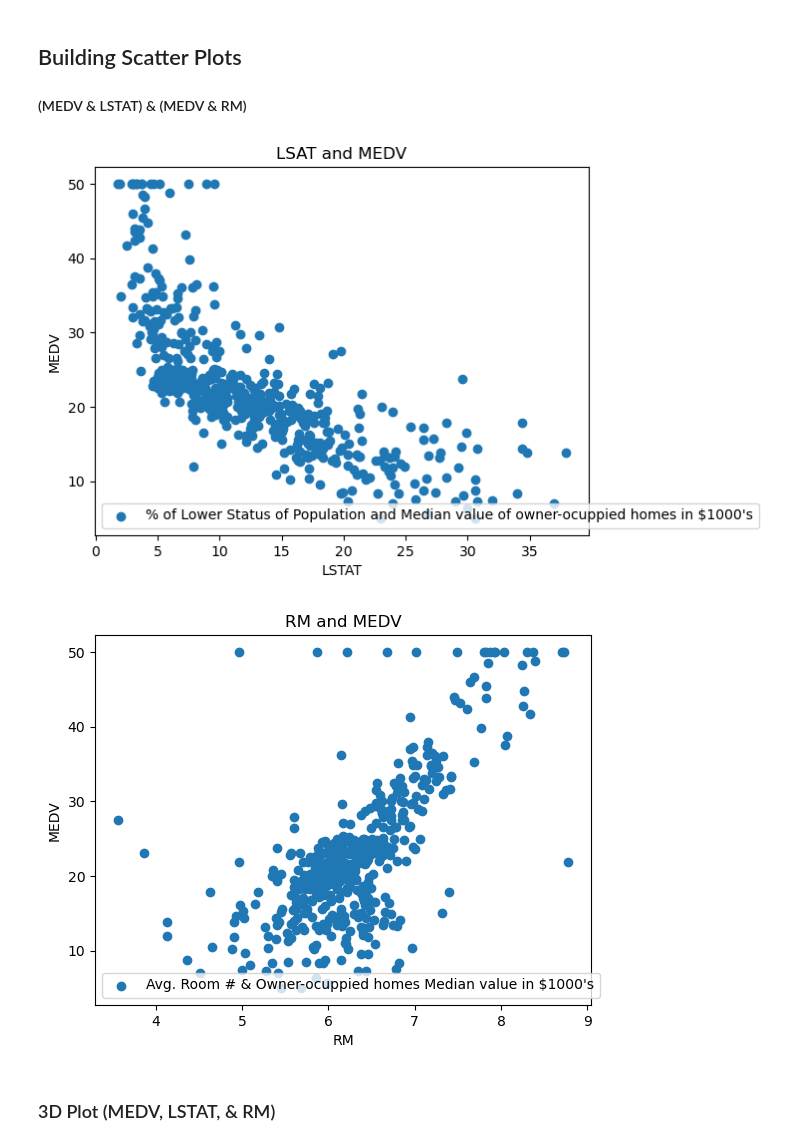
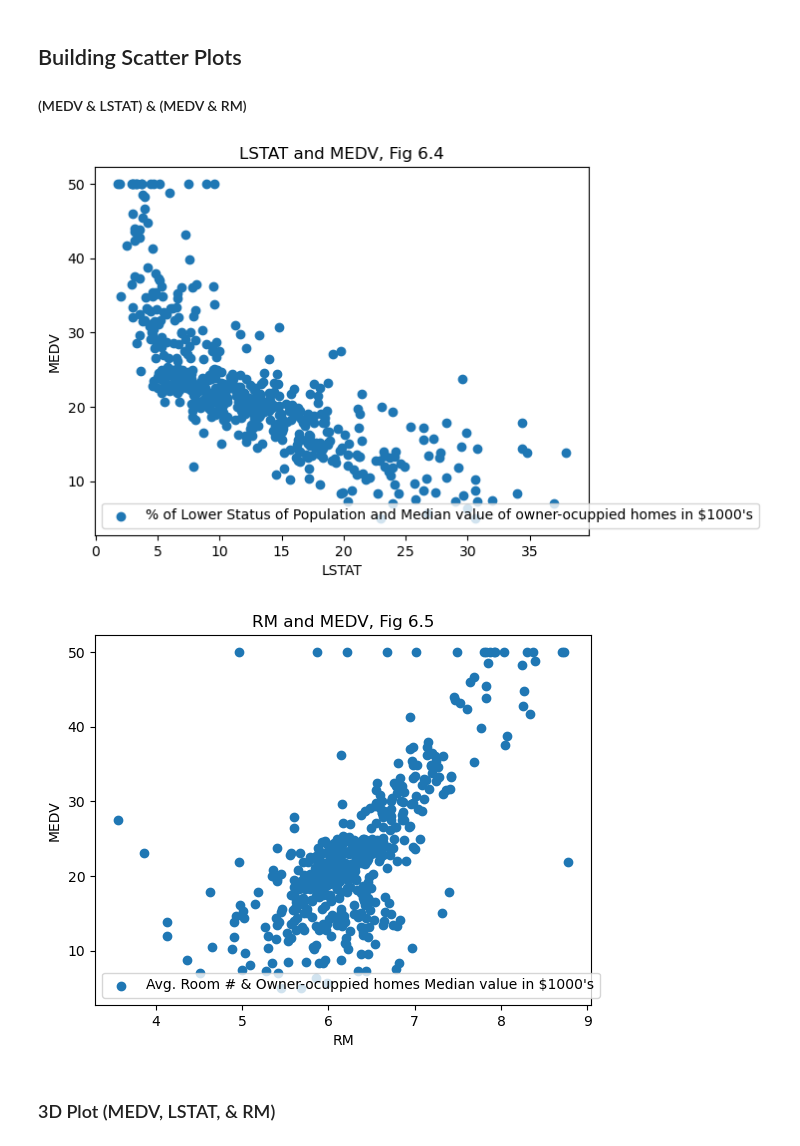
Before and after one commit to MarcoAxel/AI-ML, a Jupyter notebook: Regression_Project/P2_Multiple_Linear_Regression.ipynb, the cells around one changed output. Cells and saved outputs as stored; diff of their text form; code cells hidden in the pictures.

```diff
--- a/Regression_Project/P2_Multiple_Linear_Regression.ipynb
+++ b/Regression_Project/P2_Multiple_Linear_Regression.ipynb
@@ -213,24 +213,24 @@ Training a model using more than one independent-variable to predict one depende
 # %%
 import matplotlib.pyplot as plt
 
 plt.scatter(df["LSTAT"],df["MEDV"])
 plt.xlabel("LSTAT")
 plt.ylabel("MEDV")
-plt.title("LSAT and MEDV")
+plt.title("LSTAT and MEDV, Fig 6.4")
 plt.legend(["% of Lower Status of Population and Median value of owner-ocuppied homes in $1000's"])
 plt.show()
 # %% [output]
-[figure, old version]
+[figure, new version]
 # %%
 import matplotlib.pyplot as plt2
 plt2.scatter(df["RM"],df["MEDV"])
 plt2.xlabel("RM")
 plt2.ylabel("MEDV")
-plt2.title("RM and MEDV")
+plt2.title("RM and MEDV, Fig 6.5")
 plt2.legend(["Avg. Room # & Owner-ocuppied homes Median value in $1000's"])
 plt2.show()
 # %% [output]
-[figure, old version]
+[figure, new version]
 # %% [markdown]
 ### 3D Plot (MEDV, LSTAT, & RM)
 # %%
```
Also changed, not shown: parts of 25 cells of this notebook.
